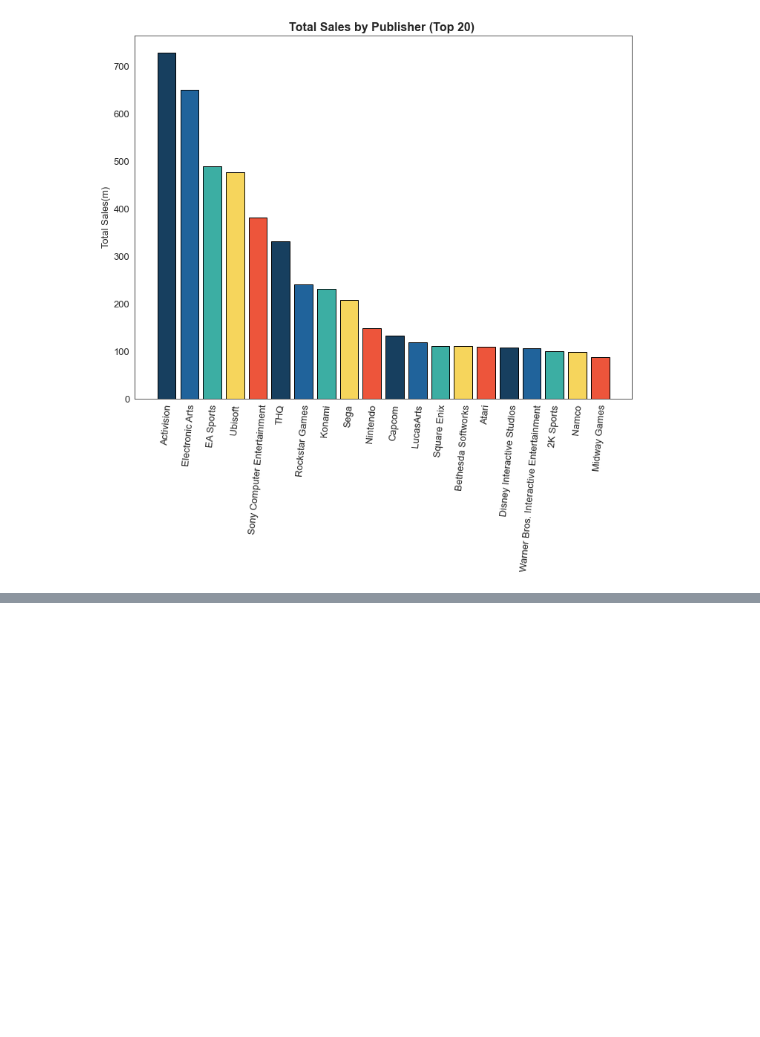
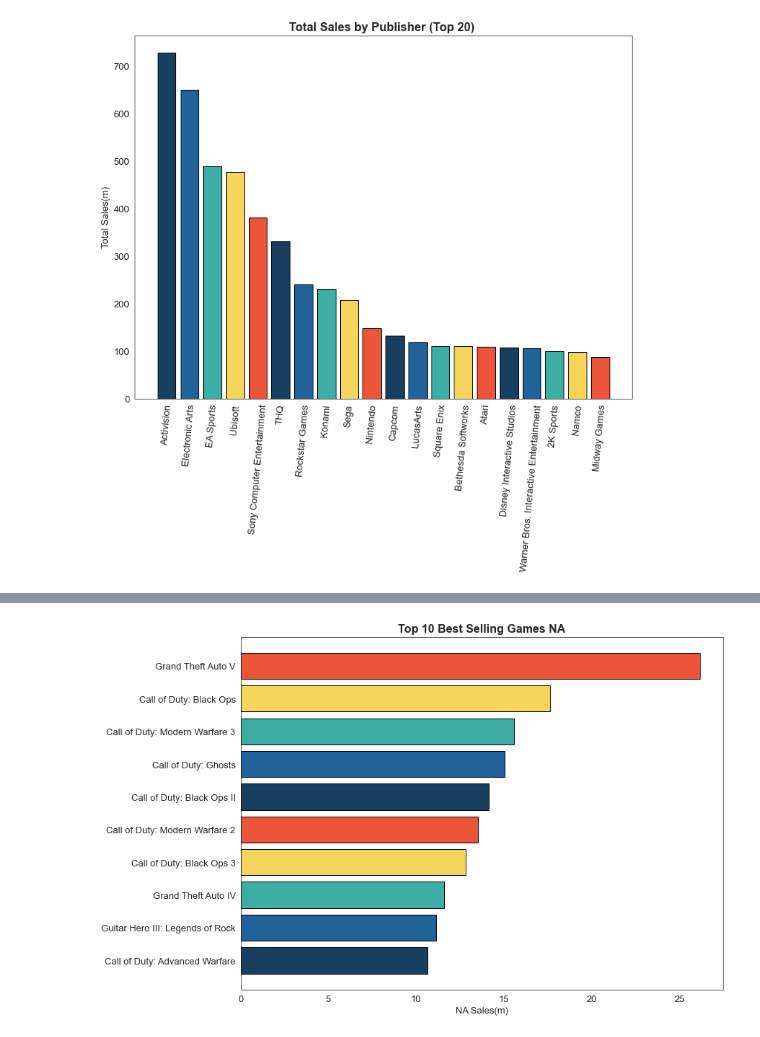
Before and after one commit to TJMaya/Video-Game-Sales-Project, a Jupyter notebook: VGSalesProjectStep3EDA.ipynb, the cells around one changed output, grey strips where cells are left out. Cells and saved outputs as stored; diff of their text form; code cells hidden in the pictures; blank space fills up the shorter version.

```diff
--- a/VGSalesProjectStep3EDA.ipynb
+++ b/VGSalesProjectStep3EDA.ipynb
@@ -334,0 +366,4 @@ plt.show()
+# %%
+bsgna_df = df.groupby(['Title'], as_index=False)['NA Sales (m)'].sum().sort_values('NA Sales (m)', ascending=False)[:10]
+bsgna_df = bsgna_df.reset_index(drop=True).sort_values('NA Sales (m)', ascending=True)
+bsgna_df
@@ -334,0 +382,15 @@ plt.show()
+# %%
+my_colors = ('#173F5F', '#20639B', '#3CAEA3', '#F6D55C', '#ED553B')
+plt.figure(figsize =(12,9))
+plt.barh(y =  bsgna_df['Title'],
+        width = bsgna_df["NA Sales (m)"],
+        color = my_colors,
+        edgecolor = 'black')
+plt.xticks(fontsize = 13)
+plt.yticks(fontsize = 13)
+plt.title("Top 10 Best Selling Games NA", fontsize = 16, fontweight = "bold")
+plt.xlabel("NA Sales(m)", fontsize = 13)
+#plt.savefig("Top10BestSellingGamesNA.png")
+plt.show()
+# %% [output]
+[figure, added]
```
Also changed, not shown: parts of 16 cells of this notebook, 6 other files.
